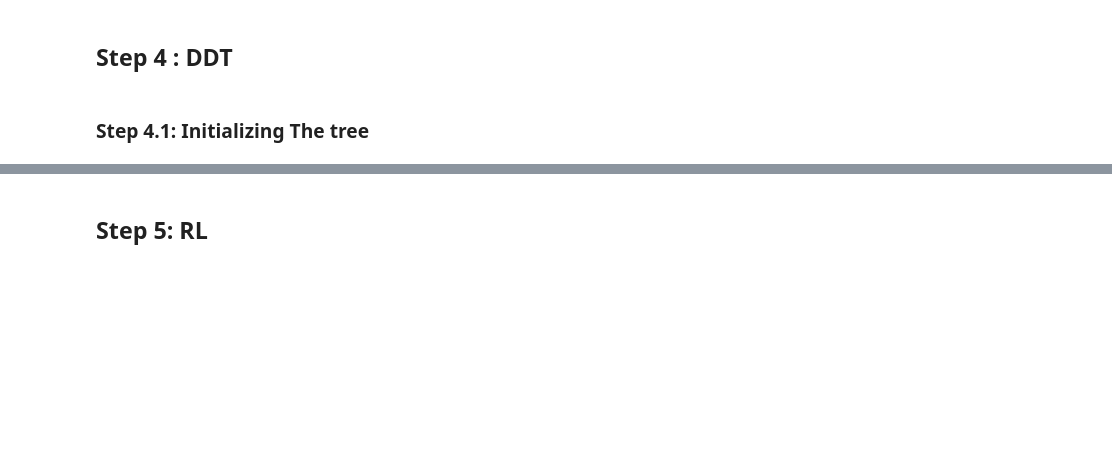
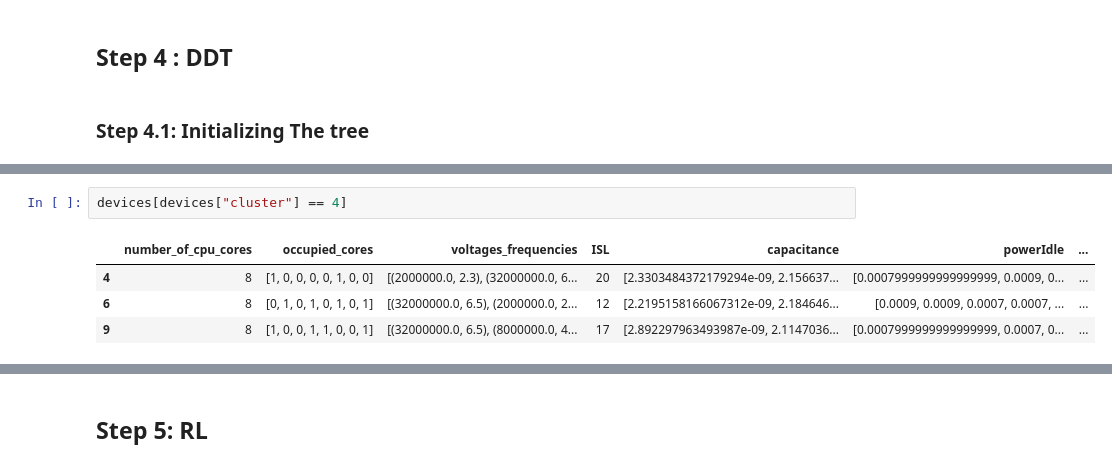
Before and after one commit to seyedAliHamedi/DTRL, a Jupyter notebook: main-rl.ipynb, the cells around one changed output, grey strips where cells are left out. Cells and saved outputs as stored; diff of their text form; blank space fills up the shorter version.

```diff
--- a/main-rl.ipynb
+++ b/main-rl.ipynb
@@ -411,0 +437,7 @@ class DDTNode(nn.Module):
+# %%
+devices[devices["cluster"] == 4]
+# %% [output]
+|  | number_of_cpu_cores | occupied_cores | voltages_frequencies | ISL | capacitance | powerIdle | ... |
+| 4 | 8 | [1, 0, 0, 0, 0, 1, 0, 0] | [(2000000.0, 2.3), (32000000.0, 6... | 20 | [2.3303484372179294e-09, 2.156637... | [0.0007999999999999999, 0.0009, 0... | ... |
+| 6 | 8 | [0, 1, 0, 1, 0, 1, 0, 1] | [(32000000.0, 6.5), (2000000.0, 2... | 12 | [2.2195158166067312e-09, 2.184646... | [0.0009, 0.0009, 0.0007, 0.0007, ... | ... |
+| 9 | 8 | [1, 0, 0, 1, 1, 0, 0, 1] | [(32000000.0, 6.5), (8000000.0, 4... | 17 | [2.892297963493987e-09, 2.1147036... | [0.0007999999999999999, 0.0007, 0... | ... |
```
Also changed, not shown: parts of 7 cells of this notebook, 2 other files.
